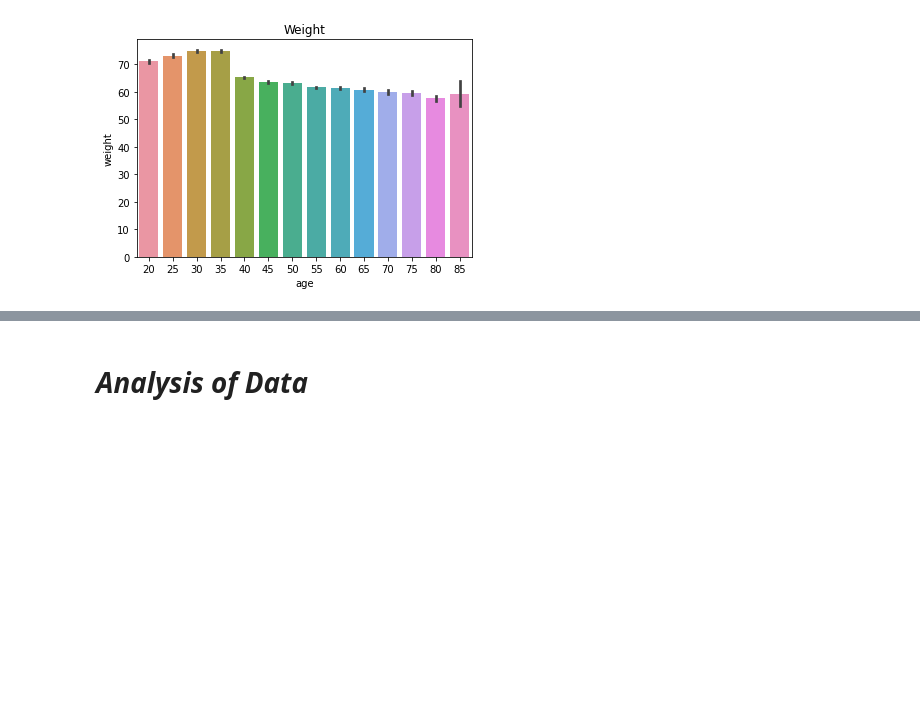
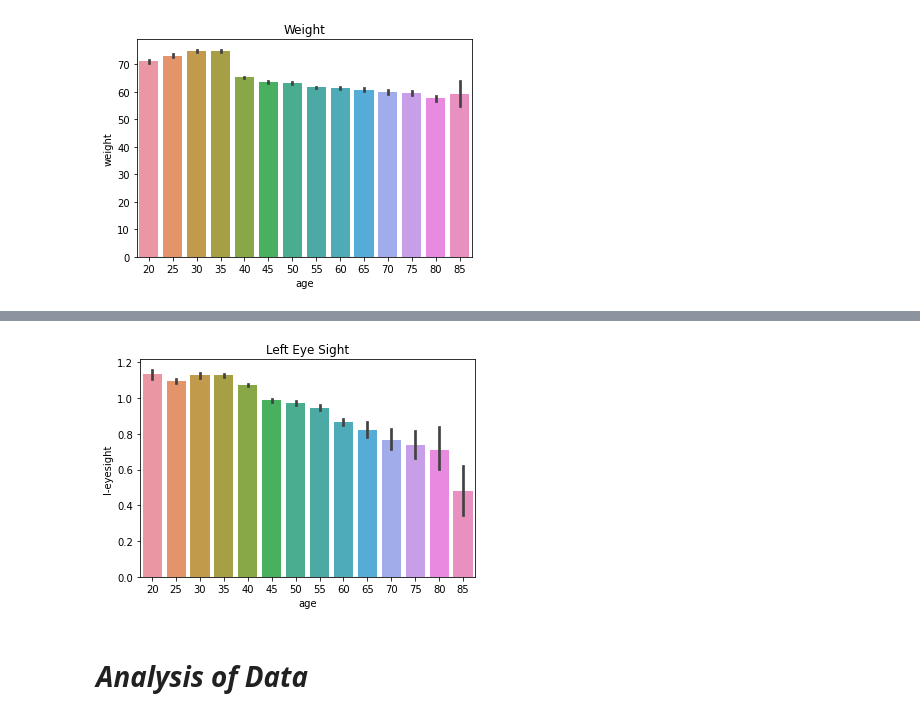
Before and after one commit to NiroginiJanstin/ML_Assignment2_IT18412994_IT18218336_IT18216592, a Jupyter notebook: Smoking_Status_Prediction_Model.ipynb, the cells around one changed output, grey strips where cells are left out. Saved outputs shown, nothing was run; the diff lists cells and outputs as text; code cells hidden in the pictures; blank space fills up the shorter version.

```diff
--- a/Smoking_Status_Prediction_Model.ipynb
+++ b/Smoking_Status_Prediction_Model.ipynb
@@ -147,3 +155,10 @@ plt.show()
+# %%
+#eyesight(right)
+sbrn.barplot(x='age',y='l-eyesight',data=data)
+plt.title("Left Eye Sight")
+plt.show()
+# %% [output]
+[figure, added]
 # %%
 #hearing(left)
 # %%
```
Also changed, not shown: parts of 6 cells of this notebook.
